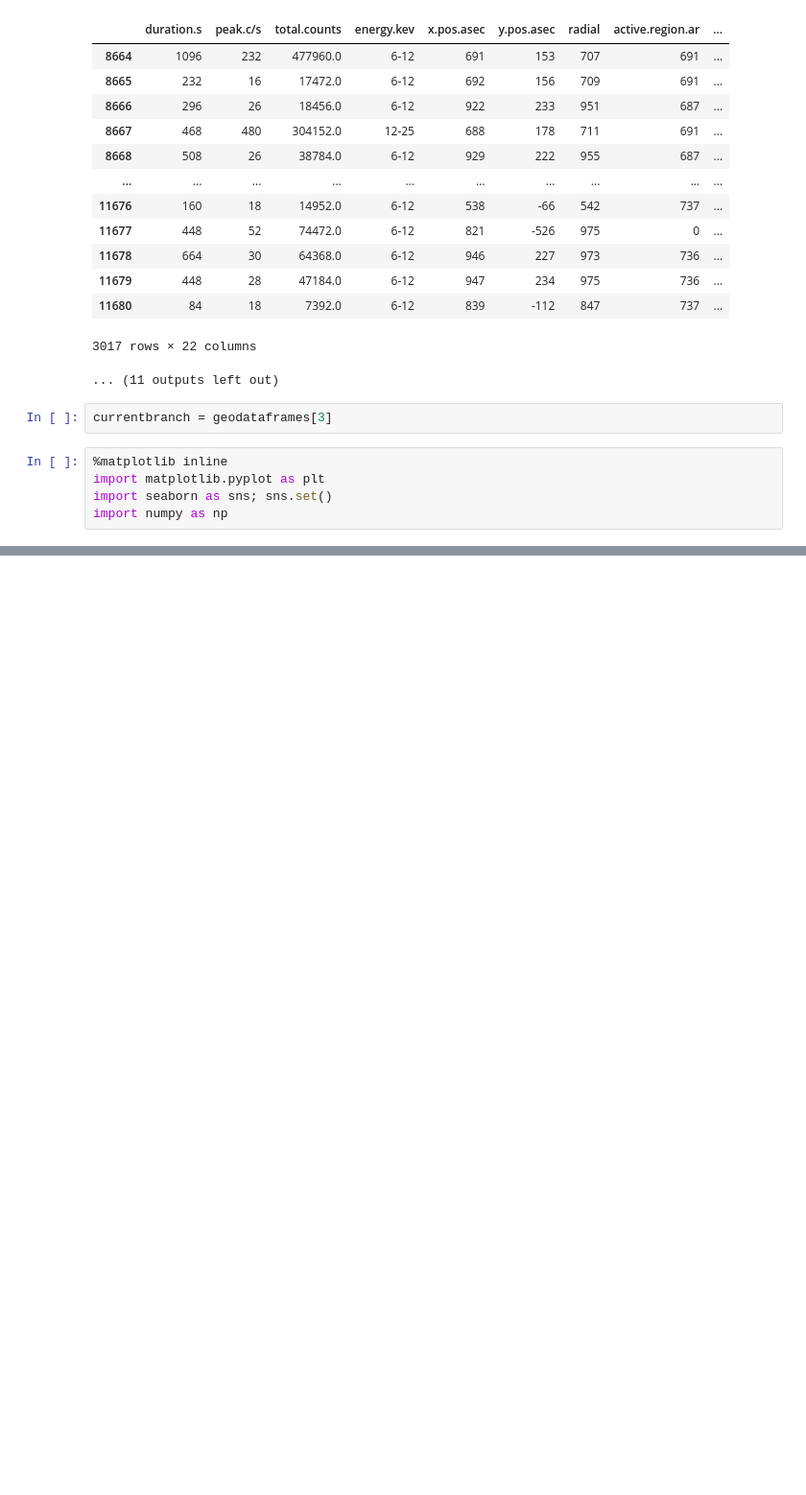
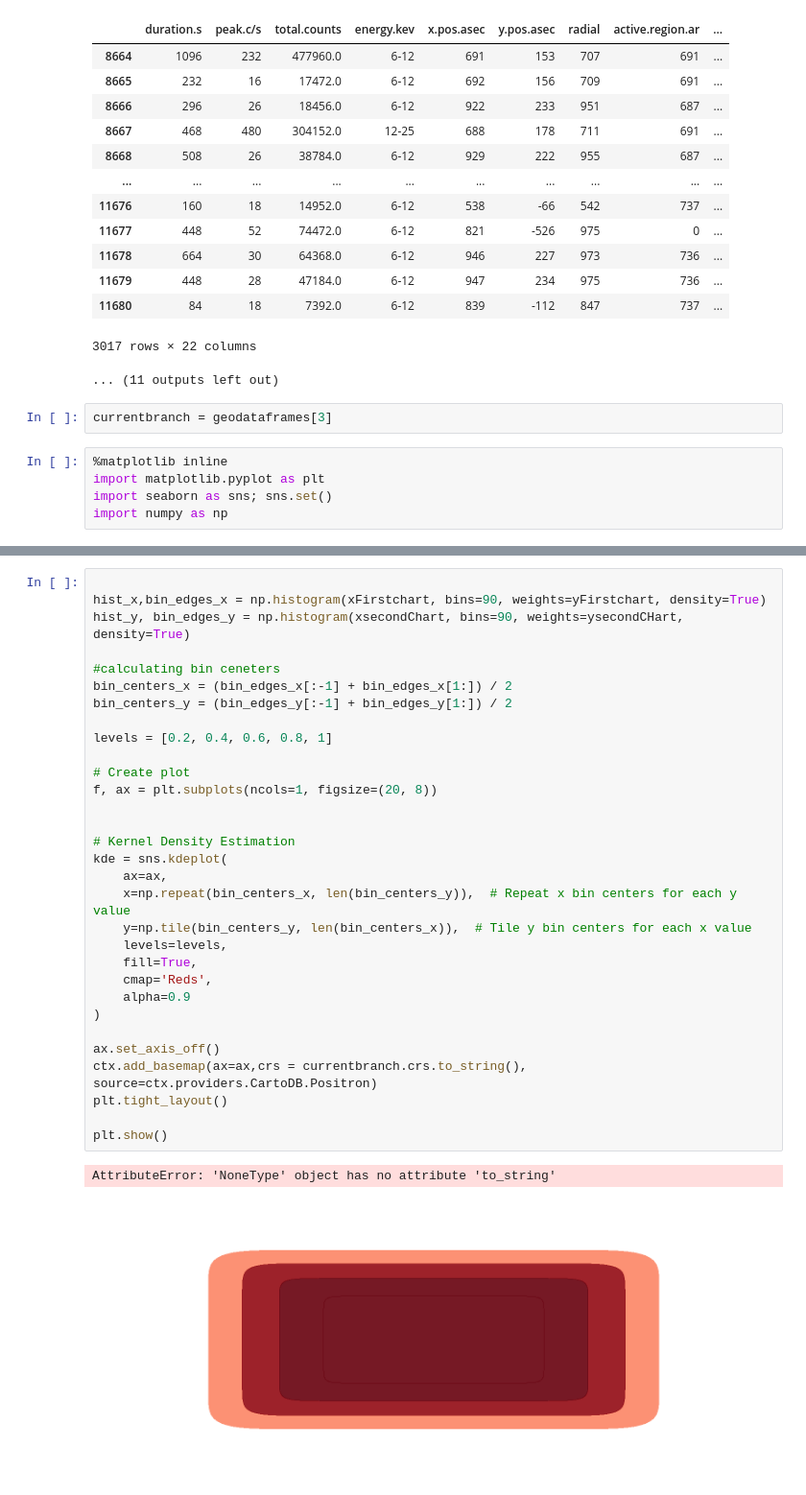
Before and after one commit to MEmshousen02/HeliosProjectDS, a Jupyter notebook: Main.ipynb, the cells around one changed output, grey strips where cells are left out. Shown: that part at 96% size. Drawn from its saved outputs; the diff is of its cells as text; blank space fills up the shorter version.

```diff
--- a/Main.ipynb
+++ b/Main.ipynb
@@ -150,0 +206,34 @@ hist = plt.hist(x, bins=90, weights=y, density=True)
+# %%
+
+hist_x,bin_edges_x = np.histogram(xFirstchart, bins=90, weights=yFirstchart, density=True)
+hist_y, bin_edges_y = np.histogram(xsecondChart, bins=90, weights=ysecondCHart, density=True)
+
+#calculating bin ceneters
+bin_centers_x = (bin_edges_x[:-1] + bin_edges_x[1:]) / 2
+bin_centers_y = (bin_edges_y[:-1] + bin_edges_y[1:]) / 2
+
+levels = [0.2, 0.4, 0.6, 0.8, 1]
+
+# Create plot
+f, ax = plt.subplots(ncols=1, figsize=(20, 8))
+
+
+# Kernel Density Estimation
+kde = sns.kdeplot(
+    ax=ax,
+    x=np.repeat(bin_centers_x, len(bin_centers_y)),  # Repeat x bin centers for each y value
+    y=np.tile(bin_centers_y, len(bin_centers_x)),  # Tile y bin centers for each x value
+    levels=levels,
+    fill=True,
+    cmap='Reds',
+    alpha=0.9
+)
+
+ax.set_axis_off()
+ctx.add_basemap(ax=ax,crs = currentbranch.crs.to_string(), source=ctx.providers.CartoDB.Positron)
+plt.tight_layout()
+
+plt.show()
+# %% [output]
+AttributeError: 'NoneType' object has no attribute 'to_string'
+[figure, added]
```
Also changed, not shown: parts of 21 cells of this notebook.
